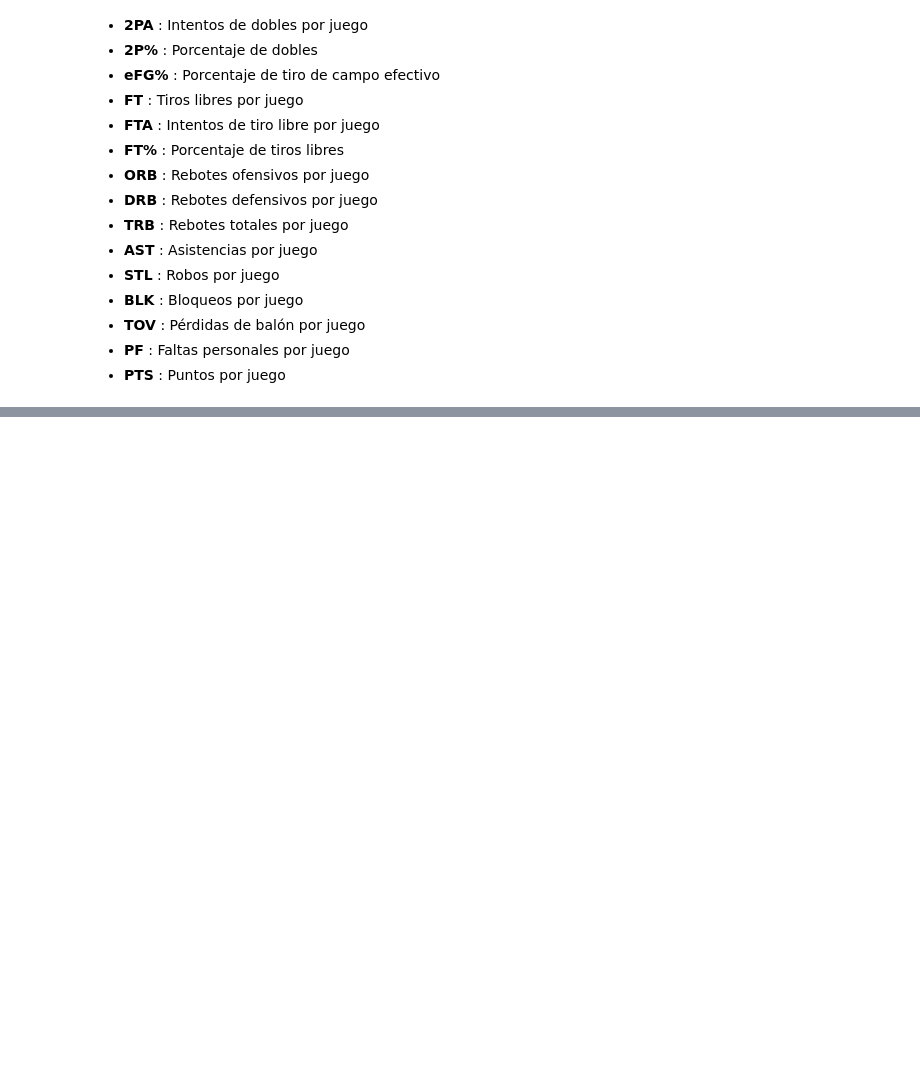
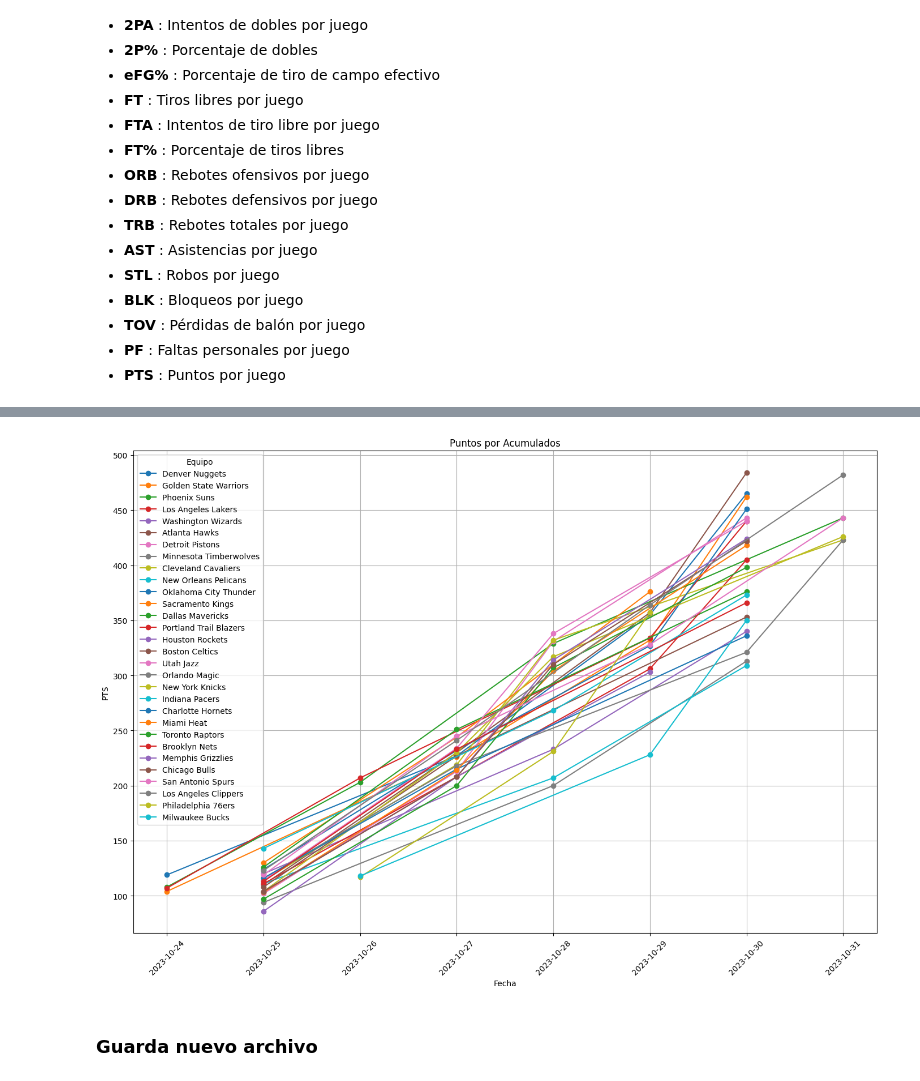
Before and after one commit to tperezv2004/proyecto.github.io, a Jupyter notebook: asses/py/limpieza.ipynb, the cells around one changed output, grey strips where cells are left out. Drawn from its saved outputs; the diff is of its cells as text; code cells hidden in the pictures; blank space fills up the shorter version.

```diff
--- a/asses/py/limpieza.ipynb
+++ b/asses/py/limpieza.ipynb
@@ -147,0 +316,23 @@ df_players.head()
+# %%
+# Graficar por equipo
+plt.figure(figsize=(14, 10))
+
+for equipo in df['equipo'].unique():
+    equipo_data = df[df['equipo'] == equipo]
+    plt.plot(equipo_data['fecha'], equipo_data['PTS_acumulados'], label=equipo, marker='o')
+
+# Personalización del gráfico
+plt.title('Puntos por Acumulados')
+plt.xlabel('Fecha')
+plt.ylabel('PTS')
+plt.legend(title='Equipo')
+plt.grid(True)
+
+# Mostrar el gráfico
+plt.xticks(rotation=45)
+plt.tight_layout()
+plt.show()
+# %% [output]
+[figure, added]
+# %% [markdown]
+### Guarda nuevo archivo
```
Also changed, not shown: parts of 26 cells of this notebook, 4 other files.
